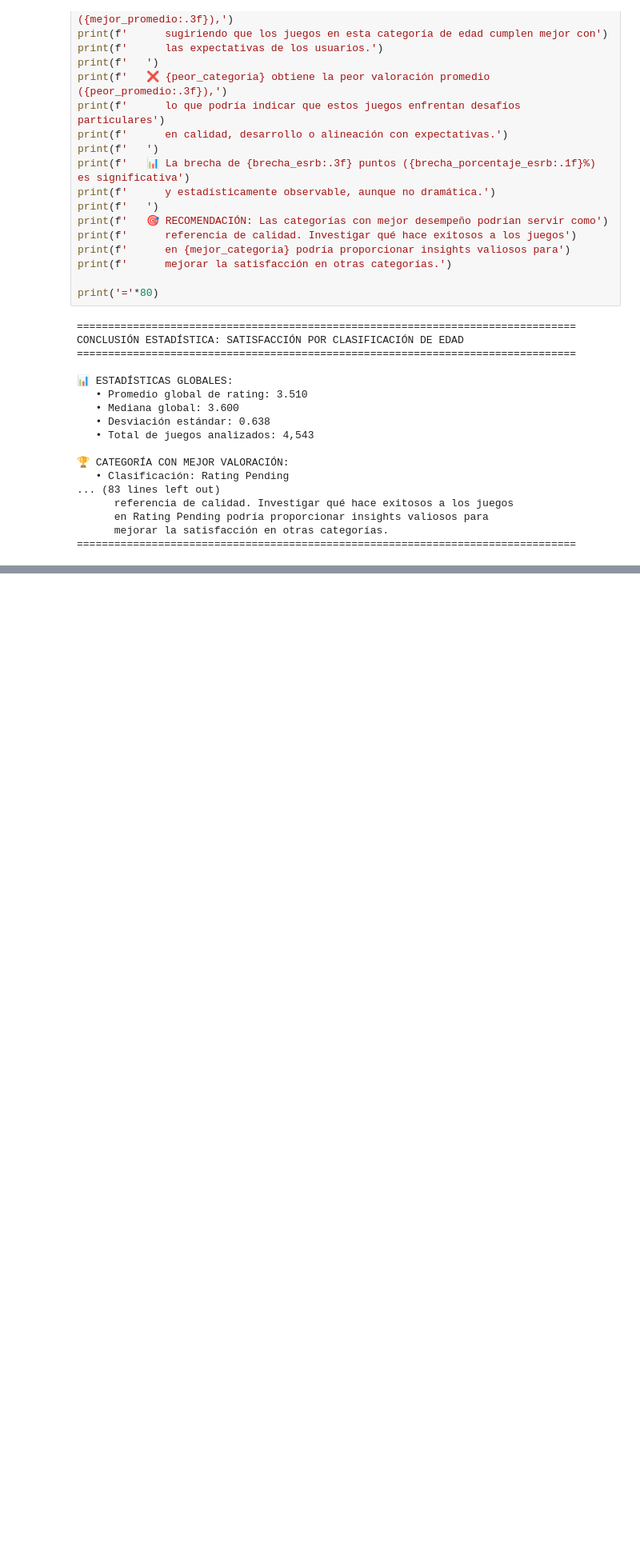
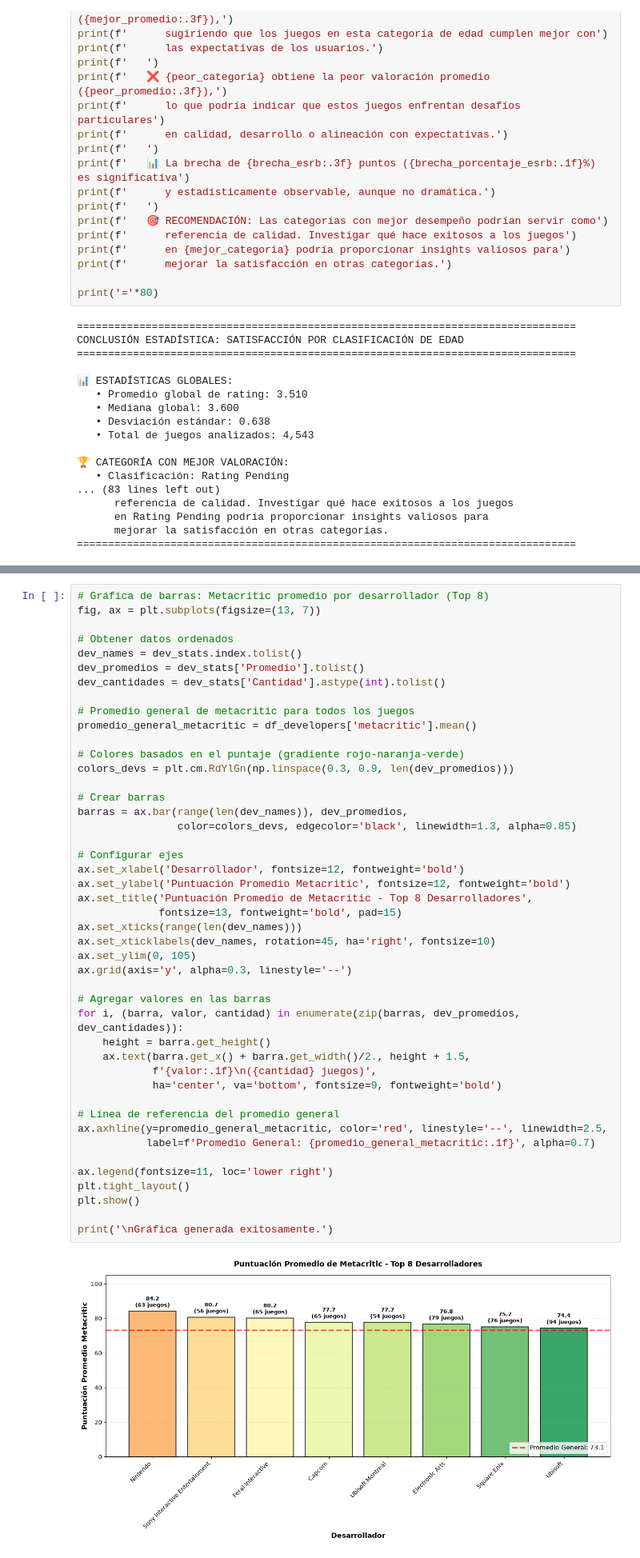
Before and after one commit to ericrodriguezdev/introduccion-progrmacion-cientifica-, a Jupyter notebook: notebook/descriptive_analysis.ipynb, the cells around one changed output, grey strips where cells are left out. Shown at 80% size. Drawn from its saved outputs; the diff is of its cells as text; blank space fills up the shorter version.

Commit message:
top developers

```diff
--- a/notebook/descriptive_analysis.ipynb
+++ b/notebook/descriptive_analysis.ipynb
@@ -662,0 +741,47 @@ CONCLUSIÓN ESTADÍSTICA: SATISFACCIÓN POR CLASIFICACIÓN DE EDAD
+# %%
+# Gráfica de barras: Metacritic promedio por desarrollador (Top 8)
+fig, ax = plt.subplots(figsize=(13, 7))
+
+# Obtener datos ordenados
+dev_names = dev_stats.index.tolist()
+dev_promedios = dev_stats['Promedio'].tolist()
+dev_cantidades = dev_stats['Cantidad'].astype(int).tolist()
+
+# Promedio general de metacritic para todos los juegos
+promedio_general_metacritic = df_developers['metacritic'].mean()
+
+# Colores basados en el puntaje (gradiente rojo-naranja-verde)
+colors_devs = plt.cm.RdYlGn(np.linspace(0.3, 0.9, len(dev_promedios)))
+
+# Crear barras
+barras = ax.bar(range(len(dev_names)), dev_promedios,
+                color=colors_devs, edgecolor='black', linewidth=1.3, alpha=0.85)
+
+# Configurar ejes
+ax.set_xlabel('Desarrollador', fontsize=12, fontweight='bold')
+ax.set_ylabel('Puntuación Promedio Metacritic', fontsize=12, fontweight='bold')
+ax.set_title('Puntuación Promedio de Metacritic - Top 8 Desarrolladores',
+             fontsize=13, fontweight='bold', pad=15)
+ax.set_xticks(range(len(dev_names)))
+ax.set_xticklabels(dev_names, rotation=45, ha='right', fontsize=10)
+ax.set_ylim(0, 105)
+ax.grid(axis='y', alpha=0.3, linestyle='--')
+
+# Agregar valores en las barras
+for i, (barra, valor, cantidad) in enumerate(zip(barras, dev_promedios, dev_cantidades)):
+    height = barra.get_height()
+    ax.text(barra.get_x() + barra.get_width()/2., height + 1.5,
+            f'{valor:.1f}\n({cantidad} juegos)',
+            ha='center', va='bottom', fontsize=9, fontweight='bold')
+
+# Línea de referencia del promedio general
+ax.axhline(y=promedio_general_metacritic, color='red', linestyle='--', linewidth=2.5,
+           label=f'Promedio General: {promedio_general_metacritic:.1f}', alpha=0.7)
+
+ax.legend(fontsize=11, loc='lower right')
+plt.tight_layout()
+plt.show()
+
+print('\nGráfica generada exitosamente.')
+# %% [output]
+[figure, added]
```
Also changed, not shown: parts of 3 cells of this notebook.
